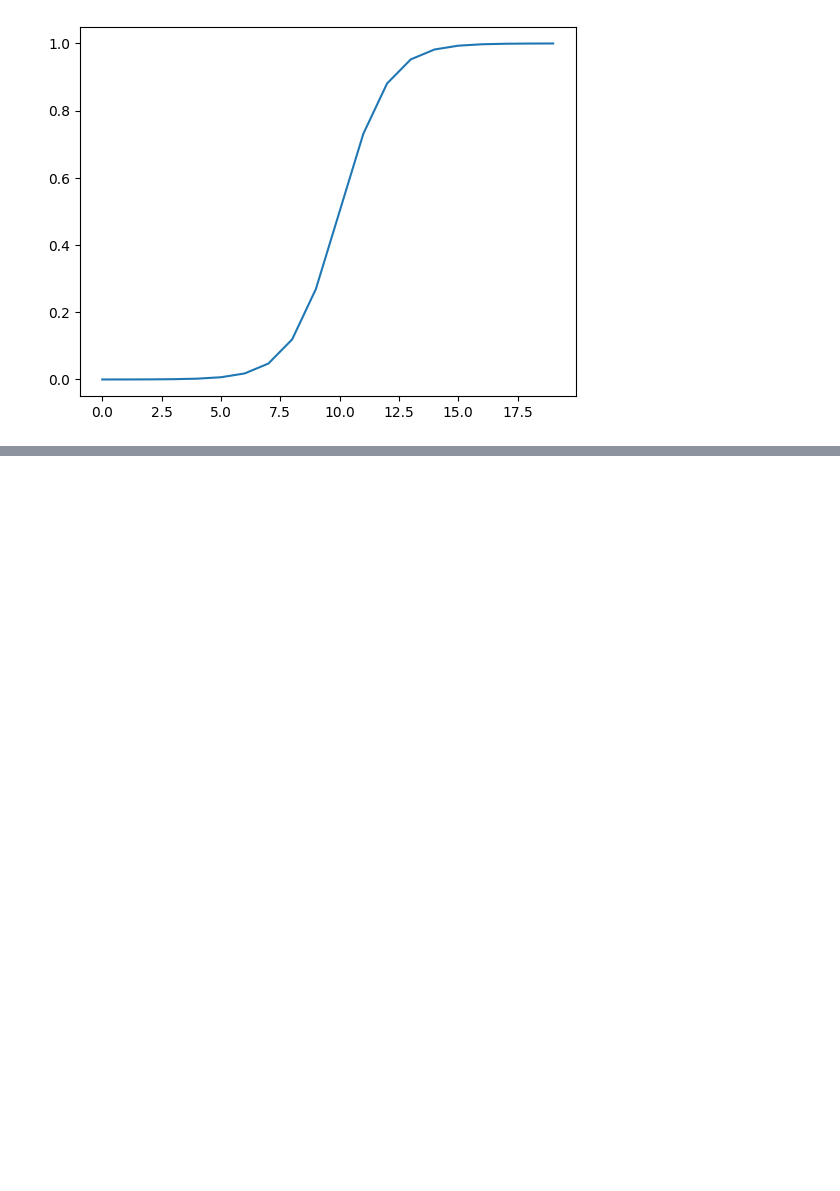
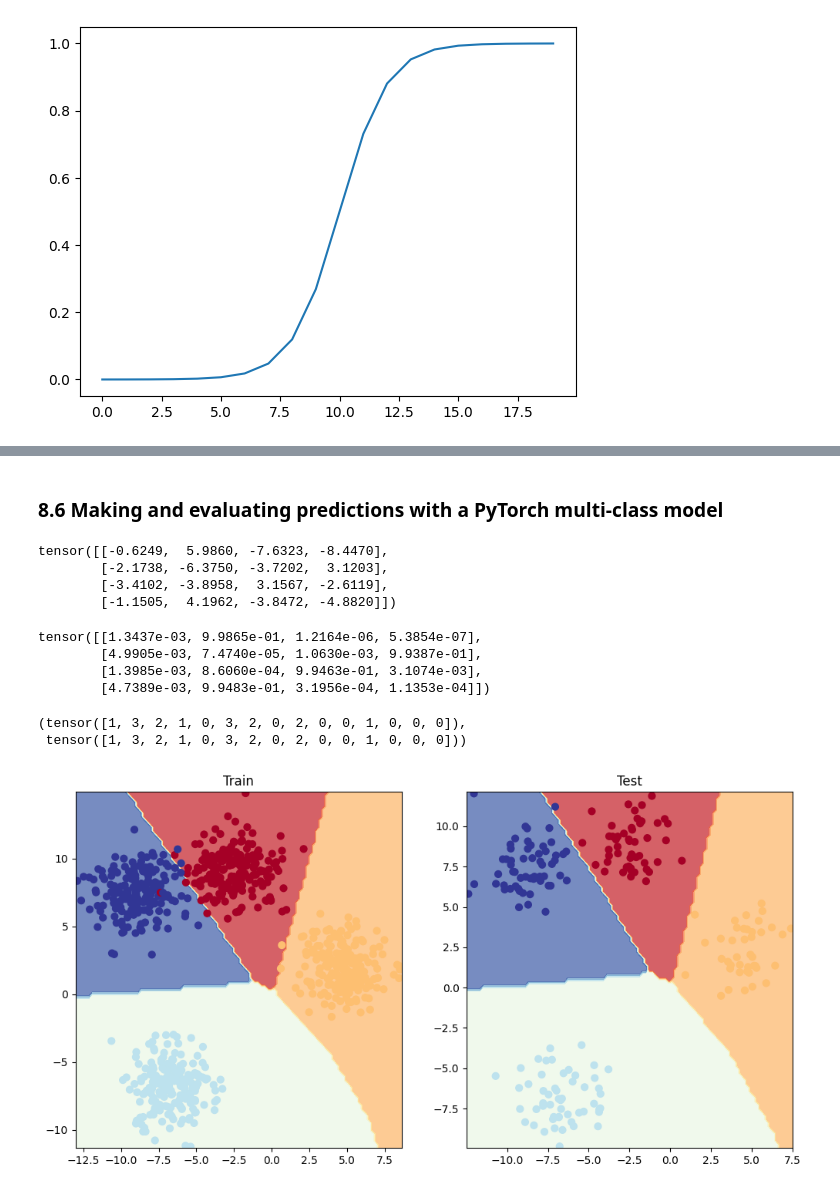
Before and after one commit to JavierMdT/PyTorch-Course, a Jupyter notebook: 02_pytorch_classification/02_pytorch_classification.ipynb, the cells around one changed output, grey strips where cells are left out. Cells and saved outputs as stored; diff of their text form; code cells hidden in the pictures; blank space fills up the shorter version.

```diff
--- a/02_pytorch_classification/02_pytorch_classification.ipynb
+++ b/02_pytorch_classification/02_pytorch_classification.ipynb
@@ -905,0 +1050,7 @@ plt.show()
+# %%
+# Agnostic code
+X_blob_train = X_blob_train.to(device)
+y_blob_train = y_blob_train.to(device)
+X_blob_test = X_blob_test.to(device)
+y_blob_test = y_blob_test.to(device)
+X_blob_train.device, y_blob_train.device, X_blob_test.device, y_blob_test.device
@@ -905,0 +1066,28 @@ plt.show()
+# %%
+epochs = 100
+torch.manual_seed(42)
+torch.cuda.manual_seed(42)
+
+for epoch in range(epochs):
+    model_4.train()
+
+    y_logits = model_4(X_blob_train)
+    y_probs = torch.softmax(y_logits, dim=1)
+    y_pred = torch.argmax(y_probs, dim=1)
+
+    loss = loss_fn(y_logits, y_blob_train)
+    acc = accuracy_fn(y_pred=y_pred, y_true=y_blob_train)
+    optimizer.zero_grad()
+    loss.backward()
+    optimizer.step()
+
+    # Tracking
+    if epoch % 10 == 0:
+        with torch.inference_mode():
+            model_4.eval()
+            test_logits = model_4(X_blob_test)
+            test_probs = torch.softmax(test_logits, dim=1)
+            test_pred = torch.argmax(test_probs, dim=1)
+            test_acc = accuracy_fn(y_true=y_blob_test,
+                                   y_pred=test_pred)
+            print(f"Epoch: {epoch} | Loss & acc: [{loss:.5f}, {acc:.2f}] | Test loss & acc: [{test_loss:.5f}, {test_acc:.2f}]")
@@ -905,0 +1105,40 @@ plt.show()
+# %% [markdown]
+### 8.6 Making and evaluating predictions with a PyTorch multi-class model
+# %%
+# Making predictions
+with torch.inference_mode():
+    model_4.eval()
+    y_test_logits = model_4(X_blob_test)
+y_test_logits[:4]
+# %% [output]
+tensor([[-0.6249,  5.9860, -7.6323, -8.4470],
+        [-2.1738, -6.3750, -3.7202,  3.1203],
+        [-3.4102, -3.8958,  3.1567, -2.6119],
+        [-1.1505,  4.1962, -3.8472, -4.8820]])
+# %%
+# Logits -> Probs
+y_probs = torch.softmax(y_test_logits, dim=1)
+y_probs[:4]
+# %% [output]
+tensor([[1.3437e-03, 9.9865e-01, 1.2164e-06, 5.3854e-07],
+        [4.9905e-03, 7.4740e-05, 1.0630e-03, 9.9387e-01],
+        [1.3985e-03, 8.6060e-04, 9.9463e-01, 3.1074e-03],
+        [4.7389e-03, 9.9483e-01, 3.1956e-04, 1.1353e-04]])
+# %%
+# Probs -> Labels
+y_labels = torch.argmax(y_probs, dim=1)
+y_labels[:15], y_blob_test[:15]
+# %% [output]
+(tensor([1, 3, 2, 1, 0, 3, 2, 0, 2, 0, 0, 1, 0, 0, 0]),
+ tensor([1, 3, 2, 1, 0, 3, 2, 0, 2, 0, 0, 1, 0, 0, 0]))
+# %%
+# Visualize
+plt.figure(figsize=(12, 6))
+plt.subplot(1, 2, 1)
+plt.title("Train")
+plot_decision_boundary(model_4, X_blob_train, y_blob_train)
+plt.subplot(1, 2, 2)
+plt.title("Test")
+plot_decision_boundary(model_4, X_blob_test, y_blob_test)
+# %% [output]
+[figure, added]
```
Also changed, not shown: parts of 29 cells of this notebook, 1 other file.
